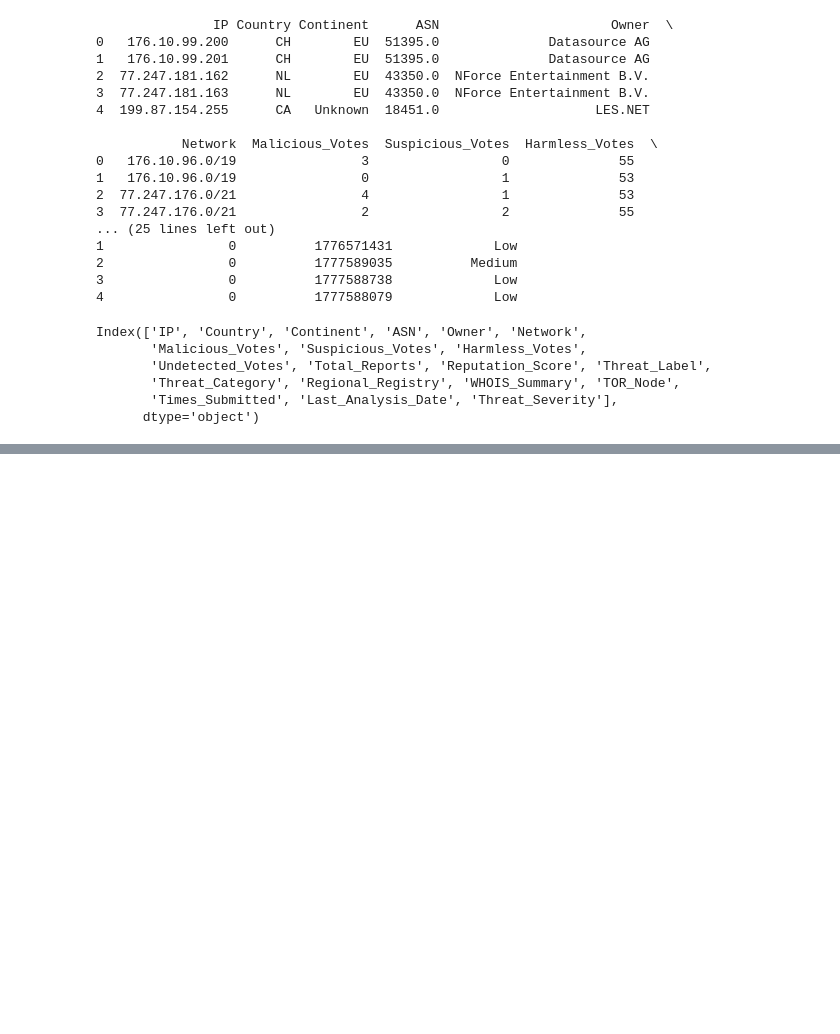
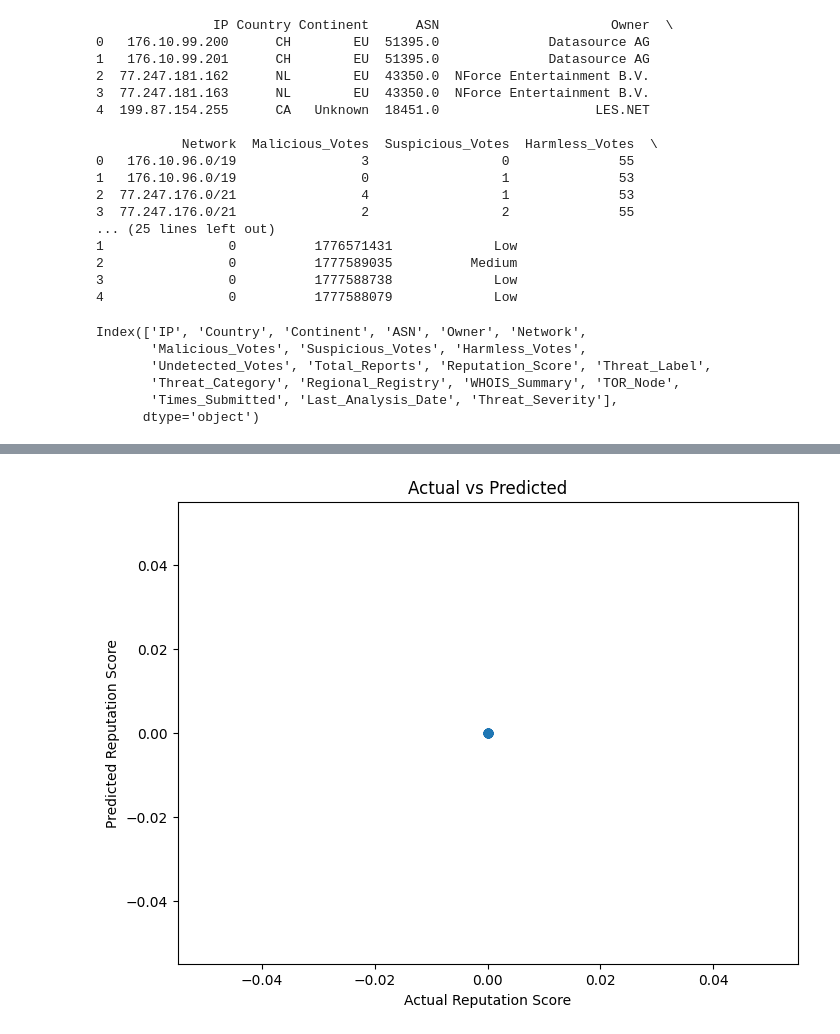
Before and after one commit to nooramariyam/Cyber-Threat-Detection, a Jupyter notebook: Welcome_To_Colab.ipynb, the cells around one changed output, grey strips where cells are left out. Drawn from its saved outputs; the diff is of its cells as text; code cells hidden in the pictures; blank space fills up the shorter version.

```diff
--- a/Welcome_To_Colab.ipynb
+++ b/Welcome_To_Colab.ipynb
@@ -327,3 +327,93 @@ MAE Score: 1.954758268818803
 [figure]
 [interactive output not drawn]
 [interactive output not drawn]
+# %%
+import pandas as pd
+import numpy as np
+import matplotlib.pyplot as plt
+
+from sklearn.model_selection import train_test_split
+from sklearn.metrics import r2_score, mean_absolute_error
+from sklearn.ensemble import RandomForestRegressor
+from sklearn.preprocessing import StandardScaler
+
+# Load dataset
+df = pd.read_csv("dataset/4_malicious_ips.csv")
+
+# Remove duplicates
+df = df.drop_duplicates()
+
+# Remove missing values
+df = df.dropna()
+
+# Select useful columns
+columns = [
+    'Malicious_Votes',
+    'Suspicious_Votes',
+    'Harmless_Votes',
+    'Undetected_Votes',
+    'Total_Reports',
+    'Reputation_Score'
+]
+
+df = df[columns]
+
+# Remove outliers using IQR
+Q1 = df.quantile(0.25)
+Q3 = df.quantile(0.75)
+
+IQR = Q3 - Q1
+
+df = df[~((df < (Q1 - 1.5 * IQR)) |
+          (df > (Q3 + 1.5 * IQR))).any(axis=1)]
+
+# Features and target
+X = df.drop(columns=['Reputation_Score'])
+y = df['Reputation_Score']
+
+# Scale data
+scaler = StandardScaler()
+X = scaler.fit_transform(X)
+
+# Split dataset
+X_train, X_test, y_train, y_test = train_test_split(
+    X, y, test_size=0.2, random_state=42
+)
+
+# Better ML model
+model = RandomForestRegressor(
+    n_estimators=100,
+    random_state=42
+)
+
+# Train model
+model.fit(X_train, y_train)
+
+# Prediction
+y_pred = model.predict(X_test)
+
+# Scores
+r2 = r2_score(y_test, y_pred)
+mae = mean_absolute_error(y_test, y_pred)
+
+print("R2 Score:", r2)
+print("MAE Score:", mae)
+
+# Graph
+plt.figure(figsize=(8,6))
+
+plt.scatter(y_test, y_pred)
+
+plt.xlabel("Actual Reputation Score")
+plt.ylabel("Predicted Reputation Score")
+plt.title("Actual vs Predicted")
+
+# Save graph
+plt.savefig("clean_prediction_graph.png")
+
+plt.show()
+
+# Download graph
+from google.colab import files
+files.download("clean_prediction_graph.png")
+# %% [output]
@@ -329,0 +422 @@ MAE Score: 1.954758268818803
+[figure, added]
```
Also changed, not shown: parts of 1 cell of this notebook.
